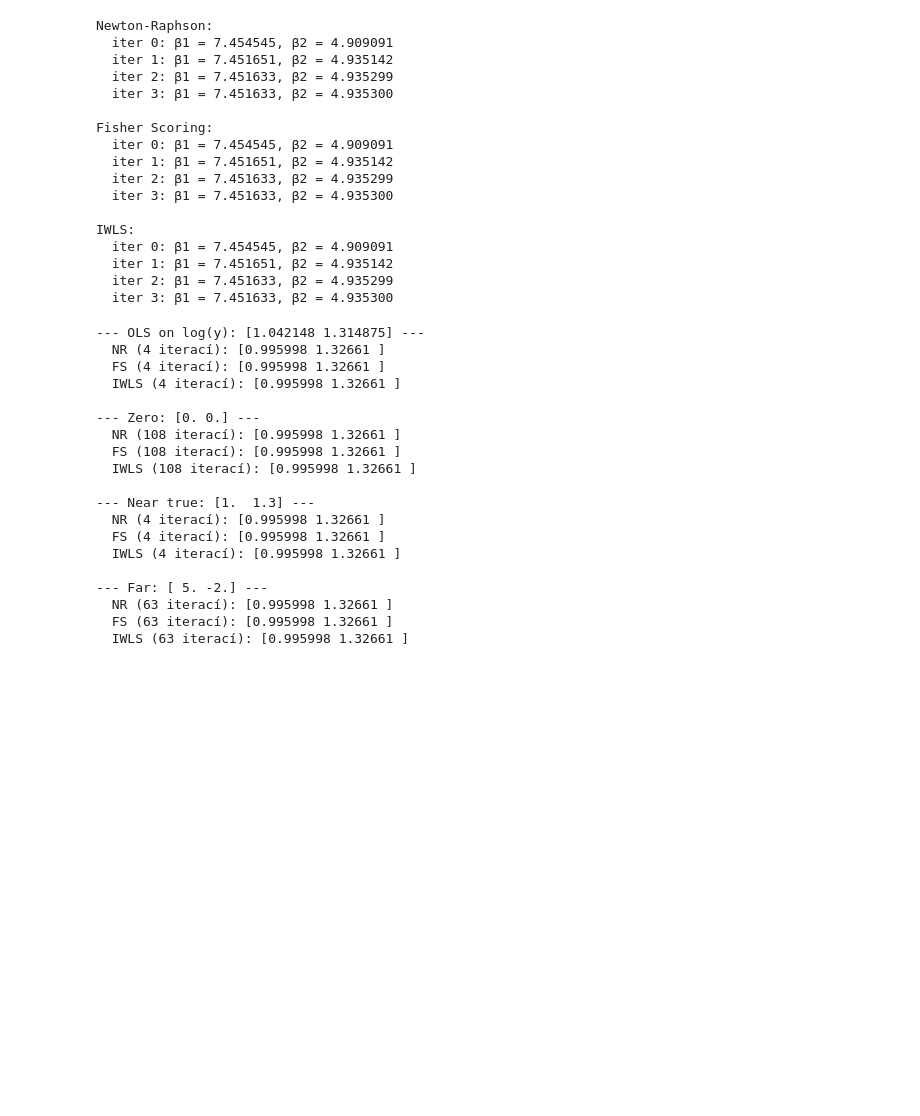
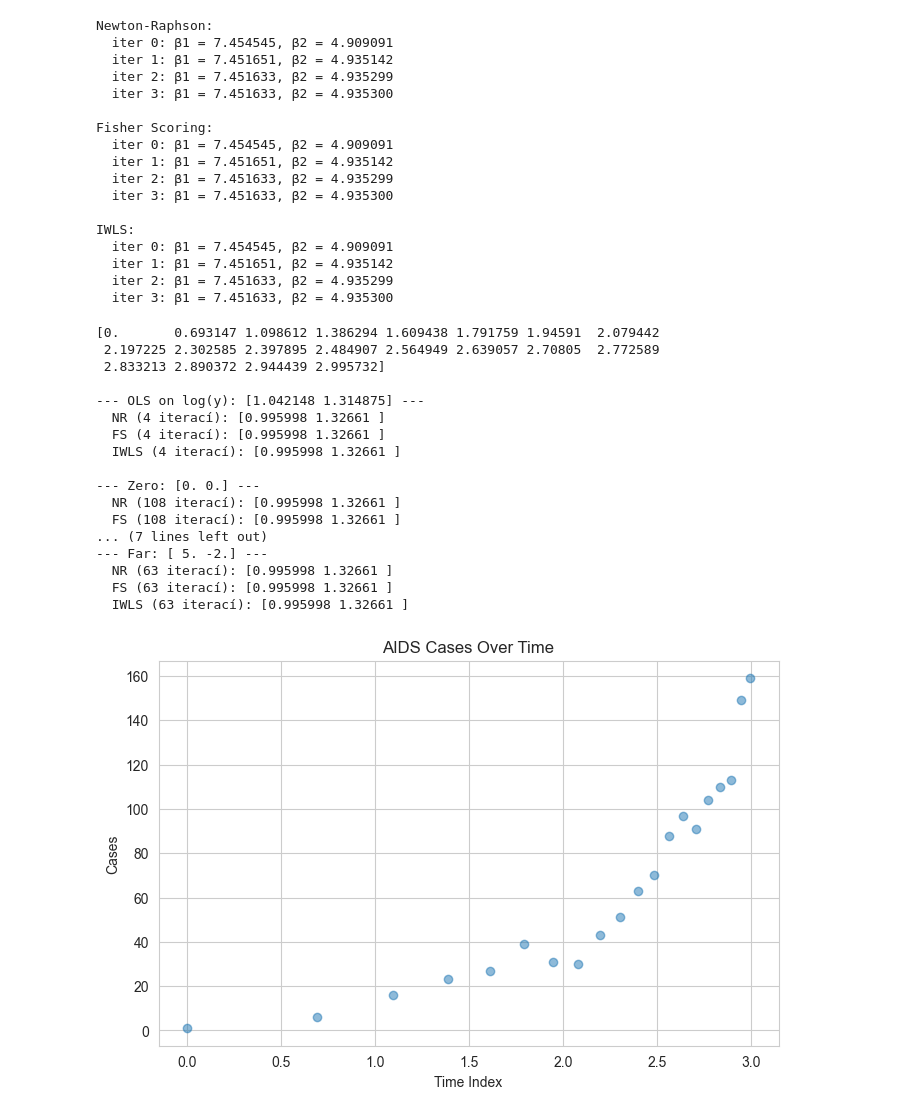
Before and after one commit to gulierus/ZLMA, a Jupyter notebook: 01ZLMA_ex02.ipynb, the cells around one changed output. Saved outputs shown, nothing was run; the diff lists cells and outputs as text; code cells hidden in the pictures; blank space fills up the shorter version.

```diff
--- a/01ZLMA_ex02.ipynb
+++ b/01ZLMA_ex02.ipynb
@@ -1299,13 +1313,13 @@ def IWLS(X, y, beta_init, max_iter=1000, tol=1e-10):
 
     return history
 # %%
-aids_data = "/Users/ruslanguliev/Desktop/ZLMA/aids.csv"
-aids = pd.read_csv(aids_data)
 aids['time_index'] = np.arange(1, len(aids) + 1)
 
 y2 = aids['cases'].values.astype(float)
 x2 = np.log(aids['time_index'].values)
 X2 = np.column_stack([np.ones(len(y2)), x2])
+
+
 
 # Initial values for sensitivity analysis (Homework Q2)
 beta_ols  = np.linalg.lstsq(X2, np.log(y2 + 1), rcond=None)[0]
@@ -1327,6 +1341,10 @@ for name, beta_init in inits.items():
     print(f"  FS ({len(hist_FS)-1} iterací): {hist_FS[-1]}")
     print(f"  IWLS ({len(hist_IW)-1} iterací): {hist_IW[-1]}")
 # %% [output]
+[0.       0.693147 1.098612 1.386294 1.609438 1.791759 1.94591  2.079442
+ 2.197225 2.302585 2.397895 2.484907 2.564949 2.639057 2.70805  2.772589
+ 2.833213 2.890372 2.944439 2.995732]
+
 --- OLS on log(y): [1.042148 1.314875] ---
   NR (4 iterací): [0.995998 1.32661 ]
   FS (4 iterací): [0.995998 1.32661 ]
@@ -1335,15 +1353,21 @@ for name, beta_init in inits.items():
 --- Zero: [0. 0.] ---
   NR (108 iterací): [0.995998 1.32661 ]
   FS (108 iterací): [0.995998 1.32661 ]
-  IWLS (108 iterací): [0.995998 1.32661 ]
-
---- Near true: [1.  1.3] ---
-  NR (4 iterací): [0.995998 1.32661 ]
-  FS (4 iterací): [0.995998 1.32661 ]
-  IWLS (4 iterací): [0.995998 1.32661 ]
-
+... (7 lines left out)
 --- Far: [ 5. -2.] ---
   NR (63 iterací): [0.995998 1.32661 ]
   FS (63 iterací): [0.995998 1.32661 ]
   IWLS (63 iterací): [0.995998 1.32661 ]
+# %%
+i = aids['time_index']
+y = aids['cases']
+
+plt.figure(figsize=(8, 5))
+plt.scatter(np.log(i), y, alpha=0.5)
+plt.xlabel('Time Index')
+plt.ylabel('Cases')
+plt.title('AIDS Cases Over Time')
+plt.show()
+# %% [output]
+[figure, added]
 # %%
```
Also changed, not shown: parts of 10 cells of this notebook.
